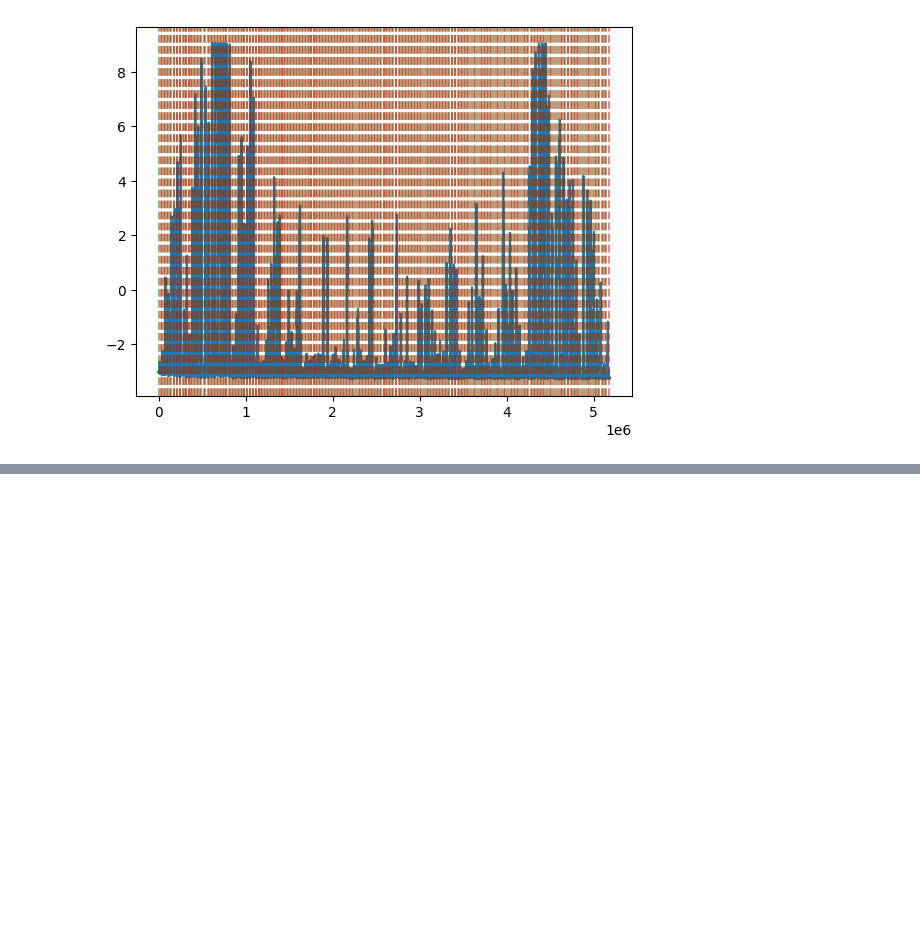
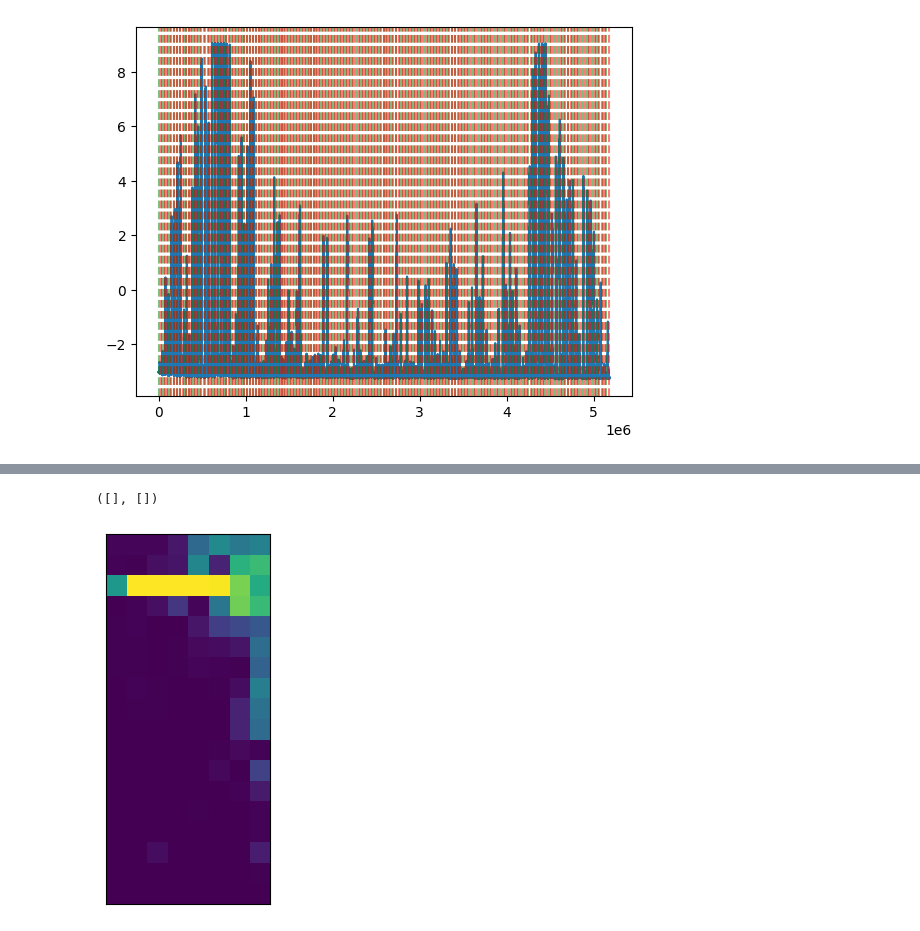
Before and after one commit to nghess/clickbait-place, a Jupyter notebook: cb-pid-map/pid_analyze.ipynb, the cells around one changed output, grey strips where cells are left out. Saved outputs shown, nothing was run; the diff lists cells and outputs as text; code cells hidden in the pictures; blank space fills up the shorter version.

```diff
--- a/cb-pid-map/pid_analyze.ipynb
+++ b/cb-pid-map/pid_analyze.ipynb
@@ -74,0 +108,3 @@ for ts in seq_end["relative_time_ms"]:
+# %%
+# Impute missing tile with ones to see where it is in the heatmap
+sequences[40] = np.mean([sequences[40-8], sequences[40+8]], axis=0)
@@ -74,0 +115,16 @@ for ts in seq_end["relative_time_ms"]:
+# %%
+# Generate a heatmap of the sequences at a given timepoint
+timepoint = 3000
+heatmap_data = np.array([seq[timepoint] for seq in sequences])
+# Upsample the heatmap 10x to smooth it out
+
+plt.imshow(heatmap_data.reshape(-1, 8), aspect="equal", cmap="viridis", vmin=np.min(heatmap_data), vmax=100, )
+# Set colorbar min and max based on the data range
+plt.clim(np.min(sequences), 100)
+# Remove ticks and labels
+plt.xticks([])
+plt.yticks([])
+#plt.colorbar(label="PID Signal")
+# %% [output]
+([], [])
+[figure, added]
```
Also changed, not shown: parts of 6 cells of this notebook, 1 other file.
